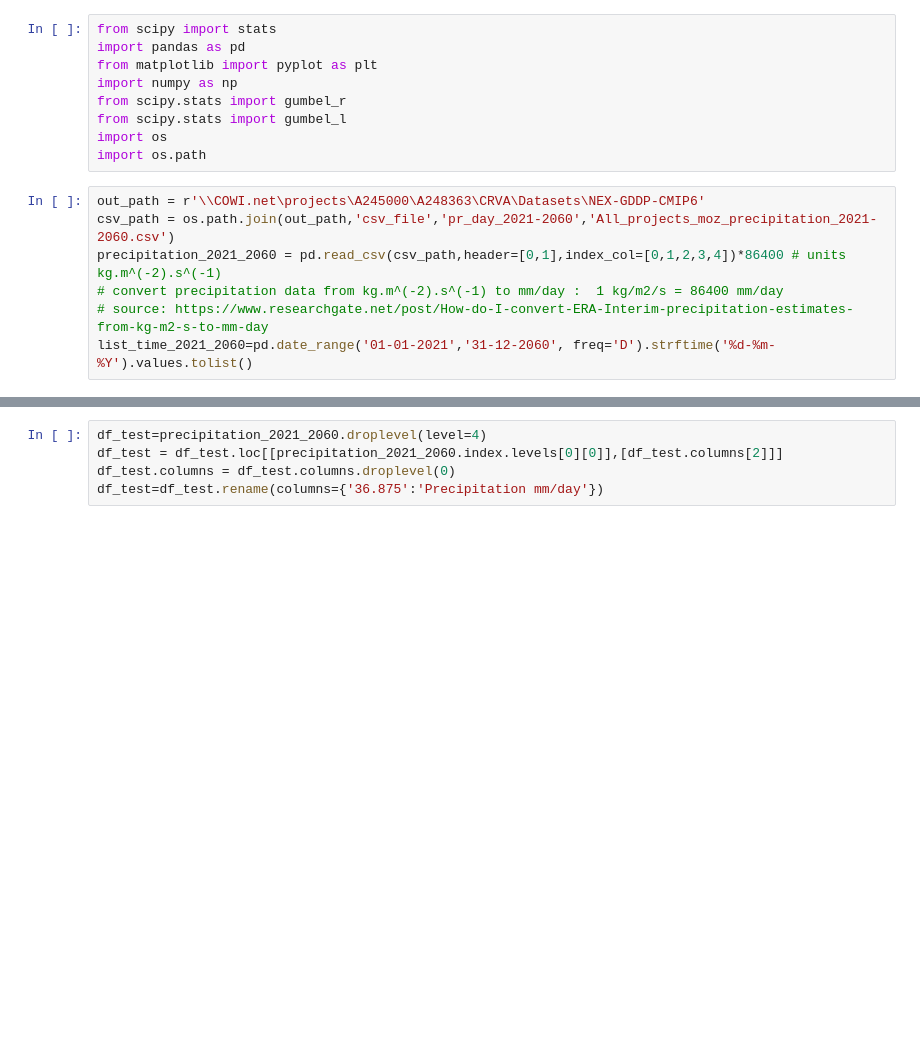
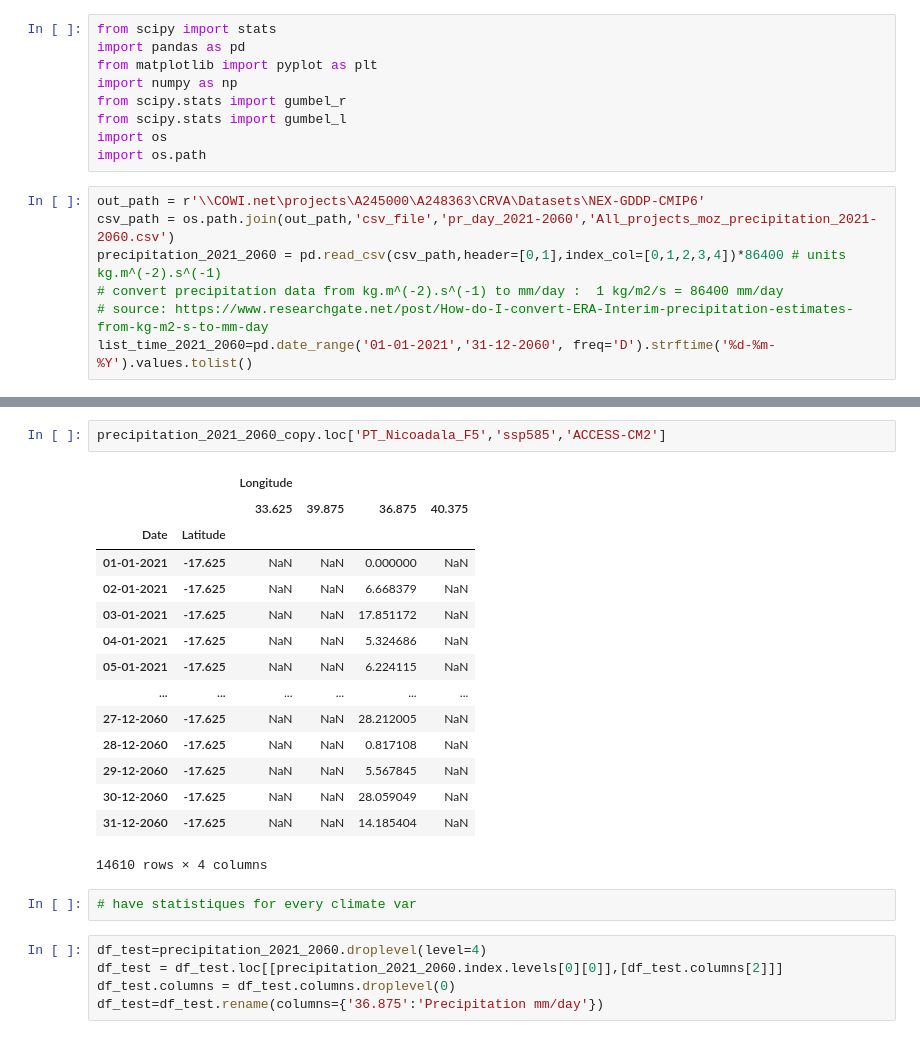
Before and after one commit to RaphaelPB/CRVA_tool, a Jupyter notebook: Test scipy - Exposure.ipynb, the cells around one changed output, grey strips where cells are left out. Saved outputs shown, nothing was run; the diff lists cells and outputs as text; blank space fills up the shorter version.

```diff
--- a/Test scipy - Exposure.ipynb
+++ b/Test scipy - Exposure.ipynb
@@ -43,3 +112,23 @@ MultiIndex([('Longitude', '33.625'),
+# %%
+precipitation_2021_2060_copy.loc['PT_Nicoadala_F5','ssp585','ACCESS-CM2']
+# %% [output]
+|  |  | Longitude |  |  |  |
+|  |  | 33.625 | 39.875 | 36.875 | 40.375 |
+| Date | Latitude |  |  |  |  |
+| 01-01-2021 | -17.625 | NaN | NaN | 0.000000 | NaN |
+| 02-01-2021 | -17.625 | NaN | NaN | 6.668379 | NaN |
+| 03-01-2021 | -17.625 | NaN | NaN | 17.851172 | NaN |
+| 04-01-2021 | -17.625 | NaN | NaN | 5.324686 | NaN |
+| 05-01-2021 | -17.625 | NaN | NaN | 6.224115 | NaN |
+| ... | ... | ... | ... | ... | ... |
+| 27-12-2060 | -17.625 | NaN | NaN | 28.212005 | NaN |
+| 28-12-2060 | -17.625 | NaN | NaN | 0.817108 | NaN |
+| 29-12-2060 | -17.625 | NaN | NaN | 5.567845 | NaN |
+| 30-12-2060 | -17.625 | NaN | NaN | 28.059049 | NaN |
+| 31-12-2060 | -17.625 | NaN | NaN | 14.185404 | NaN |
+14610 rows × 4 columns
+# %%
+# have statistiques for every climate var
 # %%
 df_test=precipitation_2021_2060.droplevel(level=4)
 df_test = df_test.loc[[precipitation_2021_2060.index.levels[0][0]],[df_test.columns[2]]]
```
Also changed, not shown: parts of 18 cells of this notebook, 2 other files.
